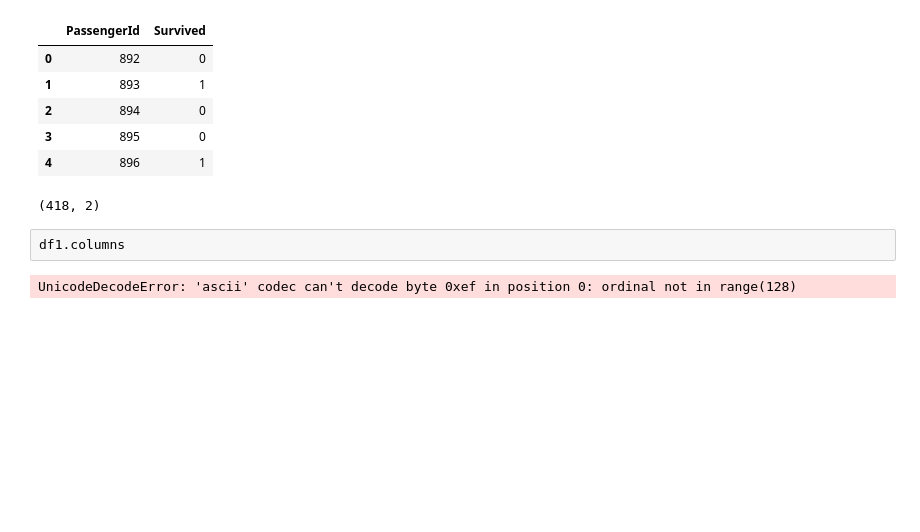
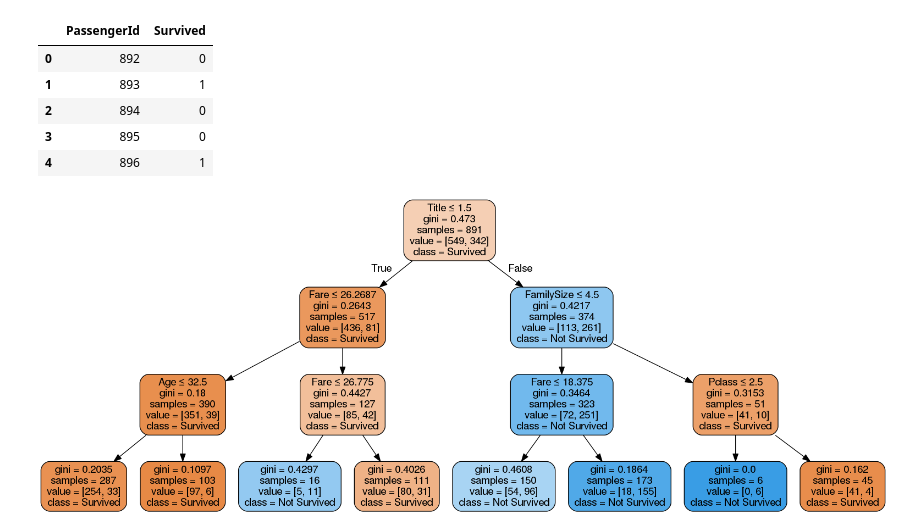
Before and after one commit to pramodbhalerao/ML_on_titanic_dataset, a Jupyter notebook: Titanic_Decision_Tree.ipynb, the cells around one changed output. Drawn from its saved outputs; the diff is of its cells as text; code cells hidden in the pictures; blank space fills up the shorter version.

```diff
--- a/Titanic_Decision_Tree.ipynb
+++ b/Titanic_Decision_Tree.ipynb
@@ -200,8 +178,4 @@ df1.head()
 | 2 | 894 | 0 |
 | 3 | 895 | 0 |
 | 4 | 896 | 1 |
-# %%
-df1.shape
-# %% [output]
-(418, 2)
 # %%
@@ -209,5 +183,3 @@ df1.to_csv('prediction.csv',index=False)
-# %% [raw]
-df1.columns
 # %%
 def plot_decision_tree(clf,feature_name,target_name):
     from IPython.display import Image
@@ -222,6 +194,6 @@ def plot_decision_tree(clf,feature_name,target_name):
     graph = pydotplus.graph_from_dot_data(dot_data.getvalue())
     return Image(graph.create_png())
 # %%
-plot_decision_tree(clf,X_train.columns,df1.columns[1])
+plot_decision_tree(clf,X_train.columns,['Survived','Not Survived'])
 # %% [output]
-UnicodeDecodeError: 'ascii' codec can't decode byte 0xef in position 0: ordinal not in range(128)
+[figure, added]
```
Also changed, not shown: parts of 21 cells of this notebook, 3 other files.
